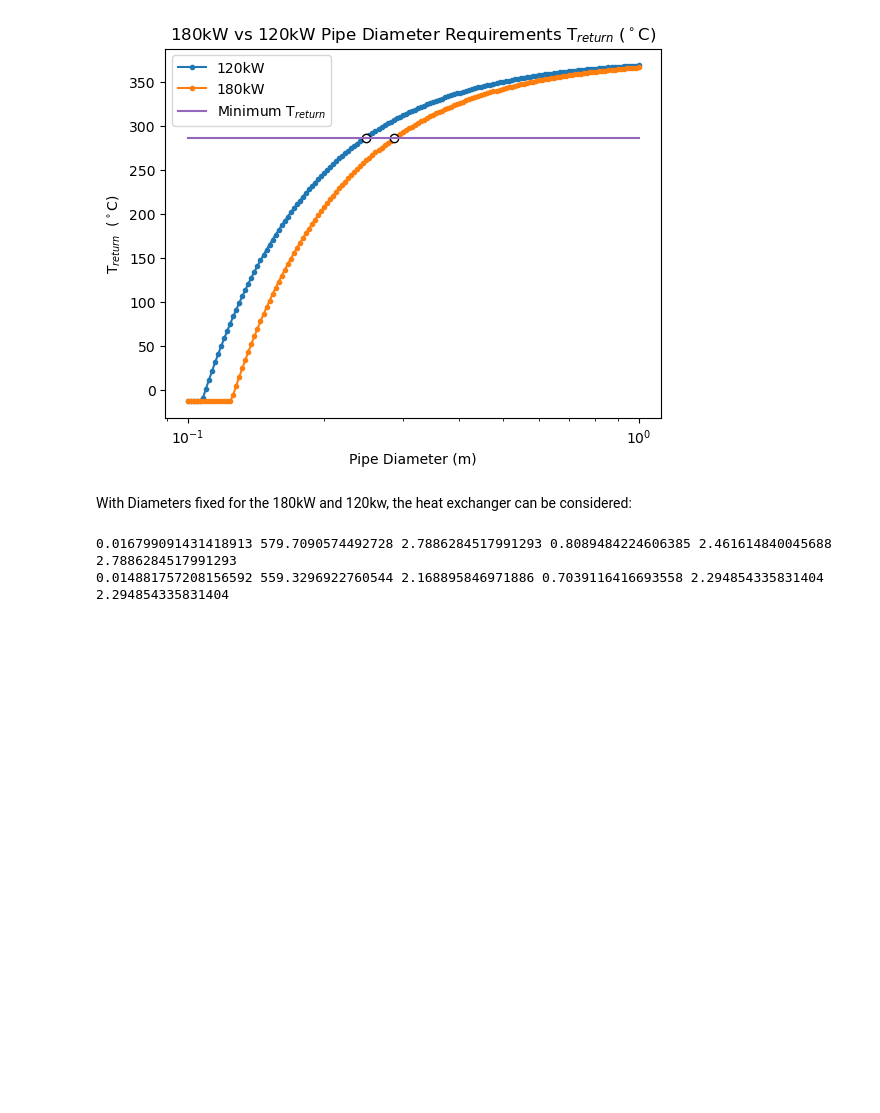
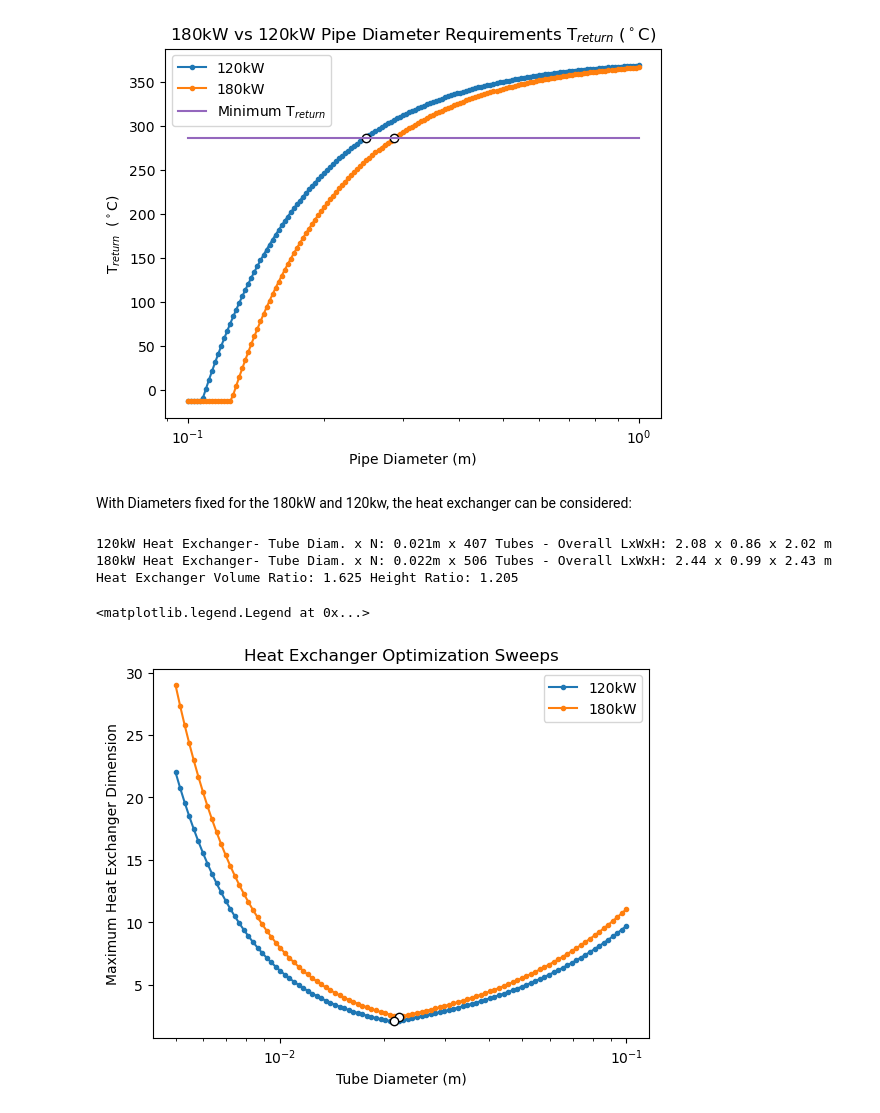
Before and after one commit to rpberlin/Python_bin, a Jupyter notebook: okloMiniProject.ipynb, the cells around one changed output. Cells and saved outputs as stored; diff of their text form; code cells hidden in the pictures; blank space fills up the shorter version.

```diff
--- a/okloMiniProject.ipynb
+++ b/okloMiniProject.ipynb
@@ -339,43 +337,61 @@ def cPipe_heatExchangerDesign(Qdot,Thot,Treturn,Tambient,Dpipe):
     h_conv = 7                          #Convective Heat Transfer Coefficient of Natural Convection in Air
     MW_air = 28.2                       #Molecular Weight of Air
     gravity = 9.81
-    tube_over_pipe_sectionArea = 2          #Ratio of total tube to NaK pipe cross-section areas
+    tube_over_pipe_sectionArea = 3          #Ratio of total tube to NaK pipe cross-section areas
     blockage_ratio = 0.5                #Fraction of Air Cross Section Blocked by Tubes
     rho_air = cPipe_rhoIDG_1atm_Tcelsius(MW_air, Tambient)    #Air Density at Ambient Temperature and 1atm
     T_tubeAvg = 0.5*(Thot+Treturn)                      #Average Temparature from NaK Available for Heat Xfer
     deltaTairNaK = T_tubeAvg-Tambient                   #Average Temperature Difference Driving Heat Xfer from NaK to Air
     deltaTairair = 0.25*deltaTairNaK                    #Air temperature rise across heat exchanger limited to .25 of available delta T
     rho_airOut = cPipe_rhoIDG_1atm_Tcelsius(MW_air, Tambient+deltaTairair)  #air density after heat exchanger
     AtubesOuter = Qdot/(deltaTairNaK*h_conv)            #Total Tube Surface Area required to reject Qdot given delta T and h
     mdotAir = Qdot/(deltaTairair*cp_air)                #Mass flow of air required to limit deltaTairair from exceeding constraint
     Across_pipe = 0.25*np.pi*np.power(Dpipe,2)          #Cross-sectional are of NaK pipe
     Across_Alltubes = tube_over_pipe_sectionArea*Across_pipe
 
     dMin = .005
-    dMax = .05
-    nDiams = 20
+    dMax = .1
+    nDiams = 100
     bestMaxDimension = 1e6
+    optSweep = np.zeros([nDiams,2])
     allDiams = cPipe_myLogSpace(dMin, dMax, nDiams)   #list of all diameters to be checked
-    for diam in allDiams:
+    for i, diam in enumerate(allDiams):
         A_per_tube = np.pi*0.25*np.power(diam,2)    #Cross sectional Area per tube
         N_tubes = Across_Alltubes/A_per_tube        #N tubes
         W = diam*np.sqrt(N_tubes)/blockage_ratio             #Total Width of Heat Exchanger
         L =  AtubesOuter/(np.pi*diam*N_tubes)       #Tube Length To Give Required Surface Area
         A_open = L*W*blockage_ratio                 #Total Area of Heat Exchanger Open for Air Flow
         U_open = mdotAir/(rho_air*A_open)           #Air Velocity at minimum cross-section (Between Tubes)
         KE_air = 0.5*rho_air*np.power(U_open,2)     #Kinetic Energy of Air at minimum cross section
         H = W+KE_air/(0.5*gravity*(rho_air-rho_airOut))   #Stack Height required to supply necessary KE_air
         maxDimension = max(L,W,H)
-        #print('Diam**: ',diam, N_tubes, L, W, H, maxDimension)
+        optSweep[i,0]= diam
+        optSweep[i,1]= maxDimension
+        #print('Diam**: ',diam, int(N_tubes), L, W, H, L/diam)
         if maxDimension < bestMaxDimension:                           #find diameter that minimizes total heat exchanger volume
             bestD, bestN, bestL, bestW, bestH, bestMaxDimension = diam, N_tubes, L, W, H, maxDimension
             #print('Diam**: ',diam, N_tubes, L, W, H, maxDimension)
-    return bestD, bestN, bestL, bestW, bestH, bestMaxDimension
+    return bestD, bestN, bestL, bestW, bestH, optSweep
 
-tubeD180, N180, L180, Wxchg180, bestHxchg180, bestMaxDimension180 = cPipe_heatExchangerDesign(QdotShutdown,ThotShutdown,Tr180,Tambient,diam180)
-tubeD120, N120, L120, Wxchg120, bestHxchg120, bestMaxDimension120 = cPipe_heatExchangerDesign(QdotShutdown120,ThotShutdown,Tr120,Tambient,diam120)
-print(tubeD180, N180, L180, Wxchg180, bestHxchg180, bestMaxDimension180)
-print(tubeD120, N120, L120, Wxchg120, bestHxchg120, bestMaxDimension120)
+tubeD180, N180, L180, Wxchg180, Hxchg180, optSweep180 = cPipe_heatExchangerDesign(QdotShutdown,ThotShutdown,Tr180,Tambient,diam180)
+tubeD120, N120, L120, Wxchg120, Hxchg120, optSweep120 = cPipe_heatExchangerDesign(QdotShutdown120,ThotShutdown,Tr120,Tambient,diam120)
+volumeRatio_180_120 = (L180*Wxchg180*Hxchg180)/(L120*Wxchg120*Hxchg120)
+heightRatio_180_120 = Hxchg180/Hxchg120
+print(f'120kW Heat Exchanger- Tube Diam. x N: {tubeD120:.3f}m x {N120:.0f} Tubes - Overall LxWxH: {L120:.2f} x {Wxchg120:.2f} x {Hxchg120:.2f} m')
+print(f'180kW Heat Exchanger- Tube Diam. x N: {tubeD180:.3f}m x {N180:.0f} Tubes - Overall LxWxH: {L180:.2f} x {Wxchg180:.2f} x {Hxchg180:.2f} m')
+print(f'Heat Exchanger Volume Ratio: {volumeRatio_180_120:.3f} Height Ratio: {heightRatio_180_120:.3f}')
+fig3 = plt.figure()
+plt.semilogx(optSweep120[:,0], optSweep120[:,1],'.-', label=r'120kW')
+plt.semilogx(optSweep180[:,0], optSweep180[:,1],'.-', label=r'180kW')
+plt.semilogx(tubeD180, min(optSweep180[:,1]),marker="o",markeredgecolor="black", markerfacecolor="white")
+plt.semilogx(tubeD120, min(optSweep120[:,1]),marker="o",markeredgecolor="black", markerfacecolor="white")
+plt.xlabel('Tube Diameter (m)')
+plt.ylabel('Maximum Heat Exchanger Dimension')
+plt.title('Heat Exchanger Optimization Sweeps')
+plt.legend()
 # %% [output]
-0.016799091431418913 579.7090574492728 2.7886284517991293 0.8089484224606385 2.461614840045688 2.7886284517991293
-0.014881757208156592 559.3296922760544 2.168895846971886 0.7039116416693558 2.294854335831404 2.294854335831404
+120kW Heat Exchanger- Tube Diam. x N: 0.021m x 407 Tubes - Overall LxWxH: 2.08 x 0.86 x 2.02 m
+180kW Heat Exchanger- Tube Diam. x N: 0.022m x 506 Tubes - Overall LxWxH: 2.44 x 0.99 x 2.43 m
+Heat Exchanger Volume Ratio: 1.625 Height Ratio: 1.205
+<matplotlib.legend.Legend at 0x...>
+[figure, added]
```
Also changed, not shown: parts of 5 cells of this notebook, 39 other files.
